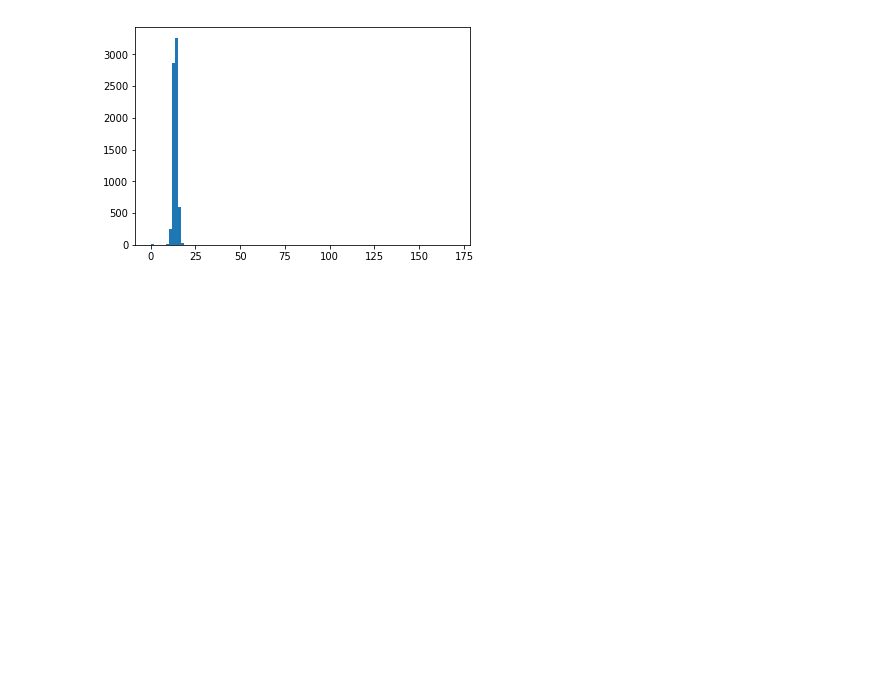
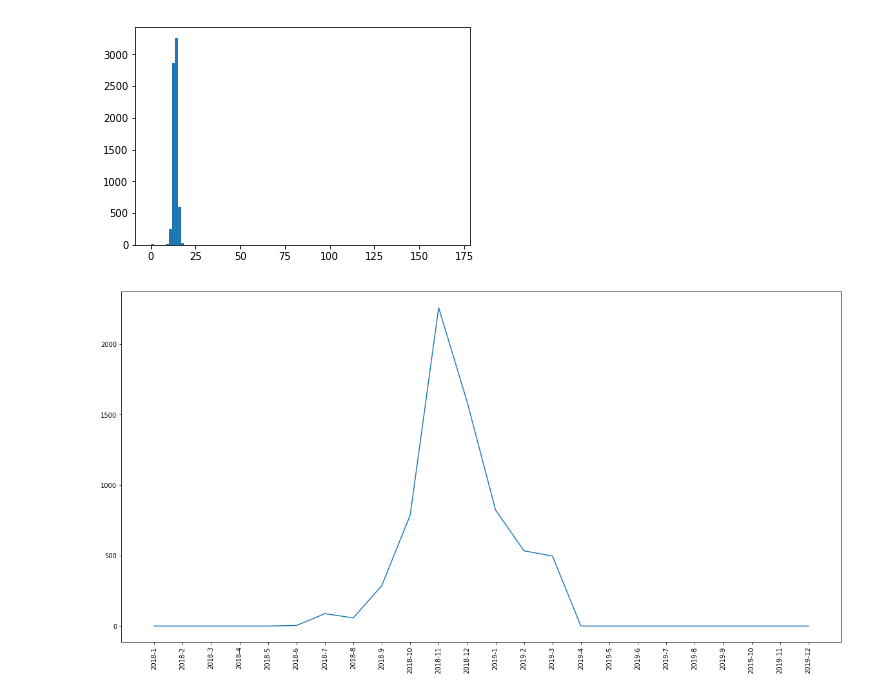
Before and after one commit to prashdash112/cgm-ml, a Jupyter notebook: cgm_database/02 analysis.ipynb, the cells around one changed output. Cells and saved outputs as stored; diff of their text form; code cells hidden in the pictures; blank space fills up the shorter version.

Commit message:
Adds routine for monthly statistics.

```diff
--- a/cgm_database/02 analysis.ipynb
+++ b/cgm_database/02 analysis.ipynb
@@ -155,3 +156,43 @@ for key, bins in render_parameters:
 [figure]
 [13.5, 14.1, 13.5, 11.6, 12.6, 14.0, 12.3, 13.2, 13.1, 12.3]
 [figure]
+# %%
+from datetime import date
+from time import mktime
+import calendar
+
+plot_values = []
+plot_labels = []
+for year in [2018, 2019]:
+    for month in range(1, 13):
+
+        # Getting the start.
+        start_day = 1
+        start_date = date(year, month, start_day)
+        start_timestamp = str(1000 * int(mktime(start_date.timetuple())))
+
+        # Getting the end.
+        _, end_day = calendar.monthrange(year, month)
+        end_date = date(year, month, end_day)
+        end_timestamp = str(1000 * int(mktime(end_date.timetuple())))
+
+        # Getting the number of entries from the database.
+        sql_statement = ""
+        sql_statement += "SELECT COUNT(*) FROM measurements"
+        sql_statement += " WHERE type='manual'"
+        sql_statement += " AND timestamp >= {}".format(start_timestamp)
+        sql_statement += " AND timestamp <= {}".format(end_timestamp)
+        number_of_entries = main_connector.execute(sql_statement, fetch_one=True)[0]
+
+        # Prepare the plot.
+        plot_values.append(number_of_entries)
+        plot_labels.append("{}-{}".format(year, month))
+
+# Plot the plot.
+plt.figure(figsize=(20,10))
+plt.plot(plot_values)
+plt.xticks(range(len(plot_labels)), plot_labels, rotation='vertical')
+plt.show()
+plt.close()
+# %% [output]
+[figure, added]
```
Also changed, not shown: parts of 1 cell of this notebook, 1 other file.
